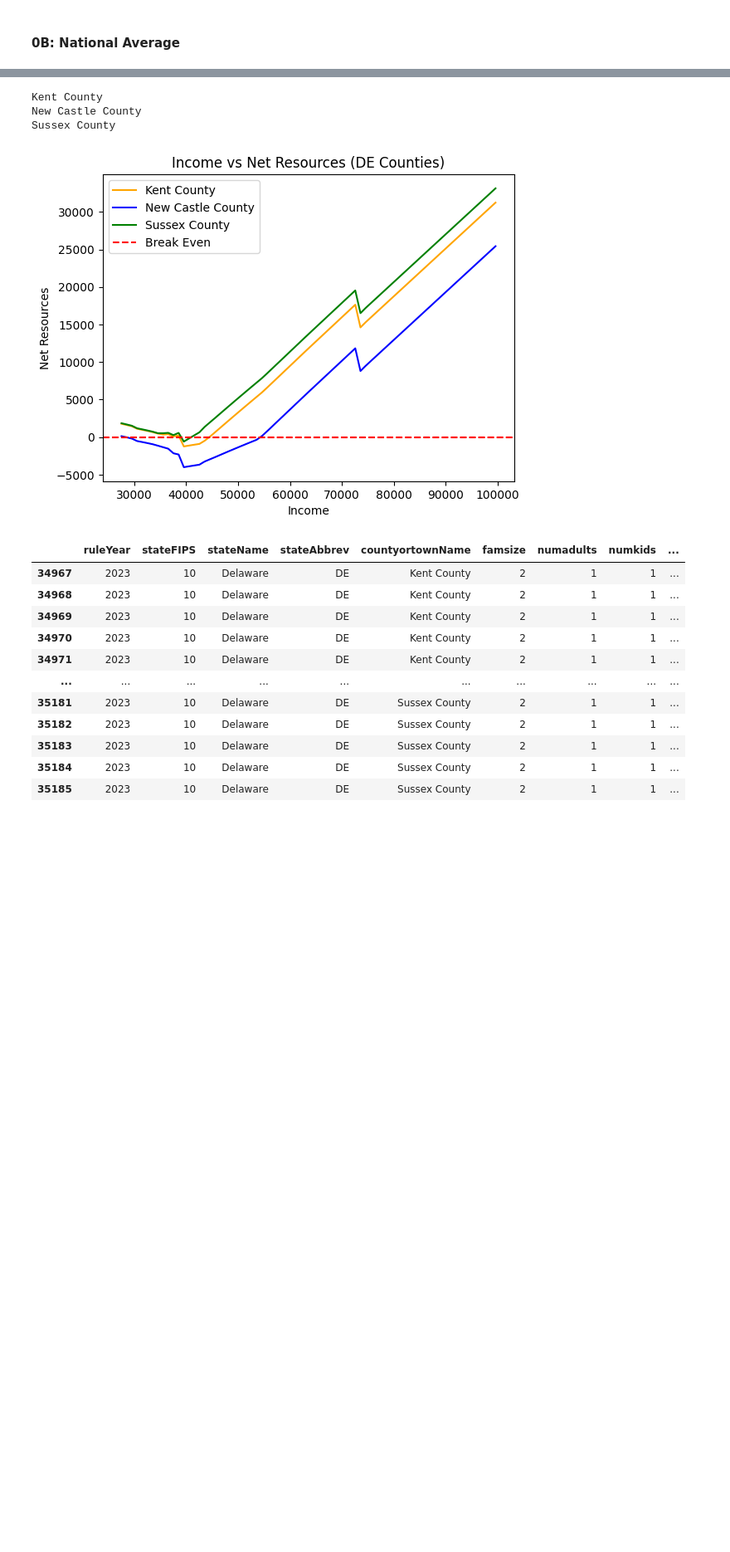
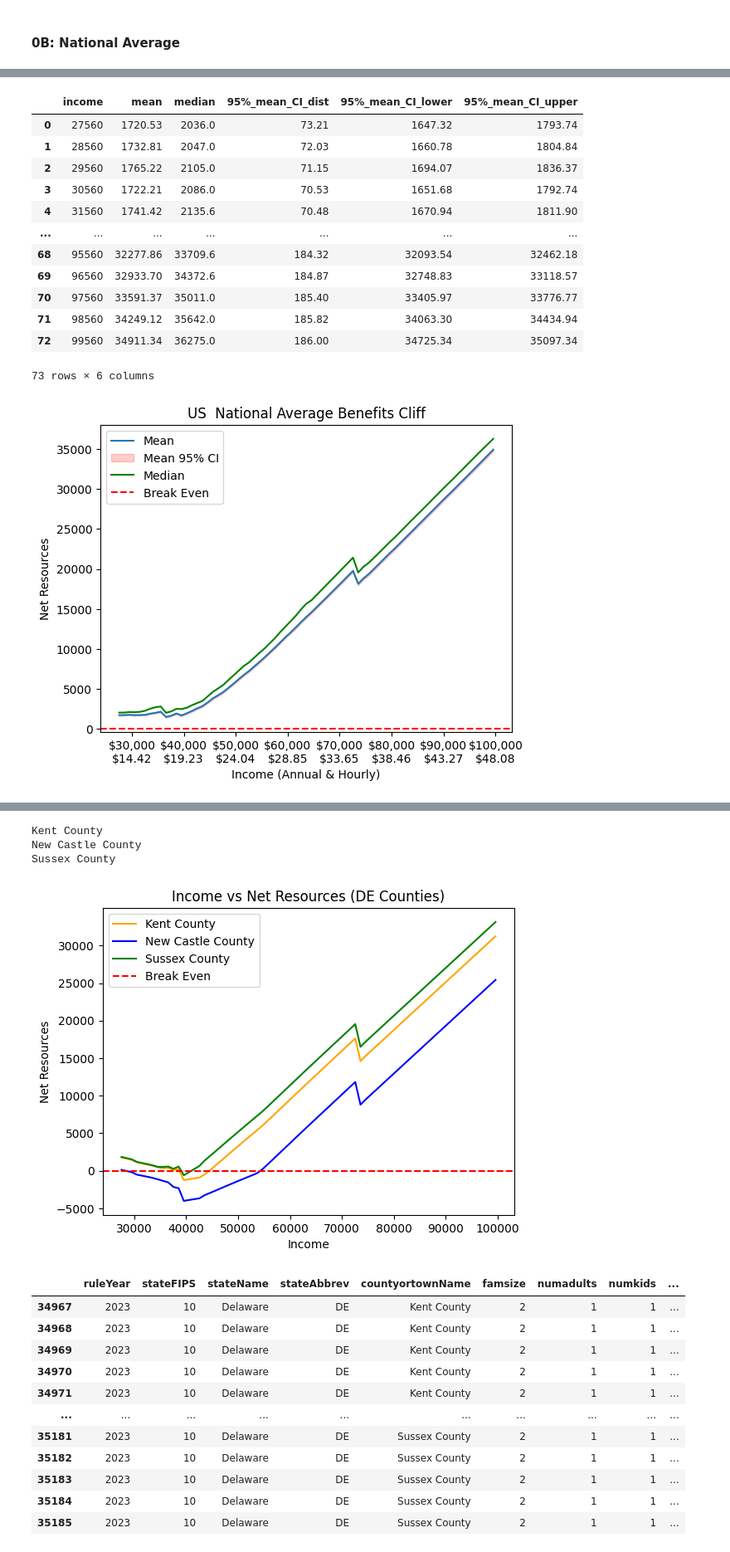
Before and after one commit to apsocarras/policy-rules-database, a Jupyter notebook: cliff-curve.ipynb, the cells around one changed output, grey strips where cells are left out. Shown at 83% size. Saved outputs shown, nothing was run; the diff lists cells and outputs as text; code cells hidden in the pictures; blank space fills up the shorter version.

```diff
--- a/cliff-curve.ipynb
+++ b/cliff-curve.ipynb
@@ -257,0 +91,16 @@ County Comparison
+# %%
+changes_dict = {'income_start':27560,
+ 'income_end':100000,
+ 'income_increase_by':1000,
+ 'locations':['all']}
+
+project_name = 'national_avg'
+
+nat_avg_config = utils.create_ben_profile_dict(**changes_dict)
+utils.save_config(nat_avg_config, project_name=project_name)
+
+df_nat_avg = utils.read_output(project_name)
+
+display(df_nat_avg)
+
+df_nat_avg.T.dropna()
@@ -257,0 +141,61 @@ County Comparison
+# %%
+## National net resources by income level
+# Mean, median, CI
+data = df_nat_avg.groupby(['income'])['NetResources'].agg(['mean','median']).round(2)
+ci = df_nat_avg.groupby(['income'])['NetResources'].sem().mul(1.96).round(2).reset_index().rename({'NetResources':'95%_mean_CI_dist'}, axis=1)# Add CI
+data = data.merge(ci, how='left', on='income')
+data['95%_mean_CI_lower'] = data['mean'] - data['95%_mean_CI_dist']
+data['95%_mean_CI_upper'] = data['mean'] + data['95%_mean_CI_dist']
+# data['95%_mean_CI'] = data[['mean','95%_mean_CI_dist']].apply(lambda row: tuple((np.round(row['mean']-row['95%_mean_CI_dist'],2), np.round(row['mean']+row['95%_mean_CI_dist'],2))), axis=1)
+
+display(data)
+
+# Plot
+# plt.figure(figsize=(8, 6))
+fig, ax = plt.subplots()
+
+
+# Plot mean
+plt.plot(data['income'], data['mean'], linestyle='-', label='Mean')
+plt.fill_between(data['income'], (data['95%_mean_CI_lower']).values, (data['95%_mean_CI_upper']).values, color='r', alpha=0.2, label='Mean 95% CI')
+
+# Plot median
+plt.plot(data['income'], data['median'], linestyle='-', label='Median', color='g')
+
+
+## Add break even line
+plt.axhline(y=0, color='r', linestyle='--', label='Break Even')
+
+## Add legend
+plt.legend
+
+## Add custom ticks and labels
+ticks, labels = utils.create_custom_ticks_labels()
+ax.set_xticks(ticks)
+ax.set_xticklabels(labels)
+
+
+## Set axis labels and title
+ax.set_xlabel('Income (Annual & Hourly)')
+ax.set_ylabel('Net Resources')
+ax.set_title('US  National Average Benefits Cliff')
+
+## Legend
+plt.legend()
+
+plt.show()
+# %% [output]
+|  | income | mean | median | 95%_mean_CI_dist | 95%_mean_CI_lower | 95%_mean_CI_upper |
+| 0 | 27560 | 1720.53 | 2036.0 | 73.21 | 1647.32 | 1793.74 |
+| 1 | 28560 | 1732.81 | 2047.0 | 72.03 | 1660.78 | 1804.84 |
+| 2 | 29560 | 1765.22 | 2105.0 | 71.15 | 1694.07 | 1836.37 |
+| 3 | 30560 | 1722.21 | 2086.0 | 70.53 | 1651.68 | 1792.74 |
+| 4 | 31560 | 1741.42 | 2135.6 | 70.48 | 1670.94 | 1811.90 |
+| ... | ... | ... | ... | ... | ... | ... |
+| 68 | 95560 | 32277.86 | 33709.6 | 184.32 | 32093.54 | 32462.18 |
+| 69 | 96560 | 32933.70 | 34372.6 | 184.87 | 32748.83 | 33118.57 |
+| 70 | 97560 | 33591.37 | 35011.0 | 185.40 | 33405.97 | 33776.77 |
+| 71 | 98560 | 34249.12 | 35642.0 | 185.82 | 34063.30 | 34434.94 |
+| 72 | 99560 | 34911.34 | 36275.0 | 186.00 | 34725.34 | 35097.34 |
+73 rows × 6 columns
+[figure, added]
```
Also changed, not shown: parts of 30 cells of this notebook, 1 other file.
